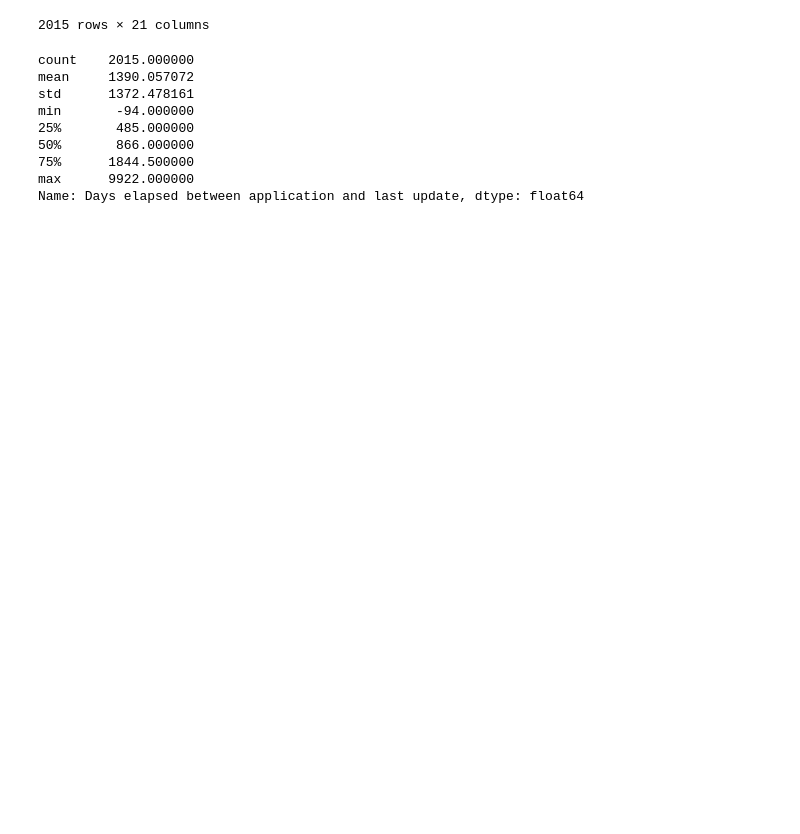
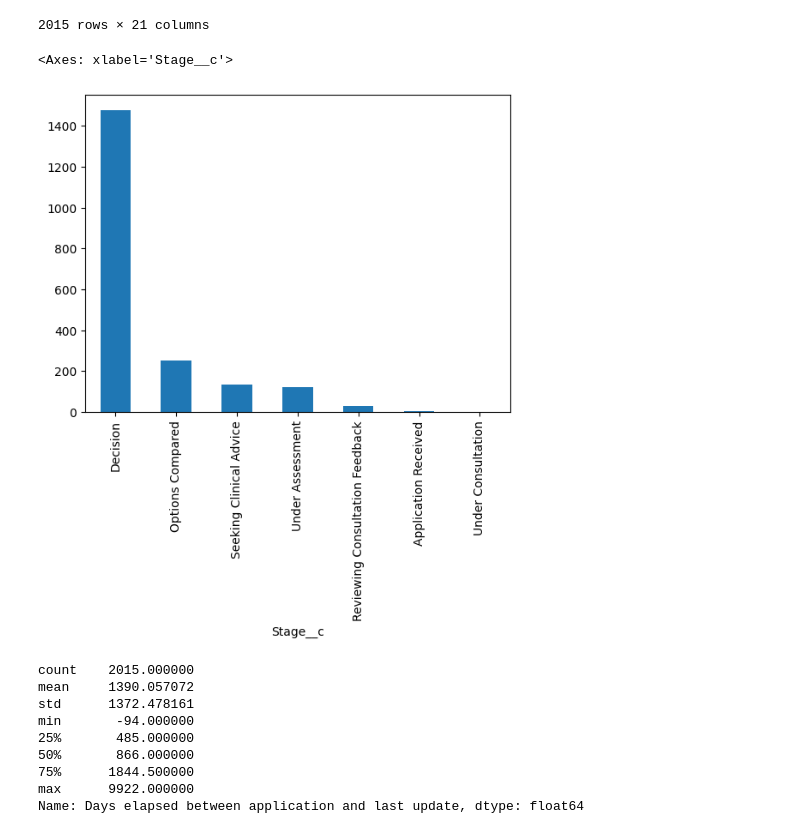
Before and after one commit to UoA-eResearch/pharmac, a Jupyter notebook: join_data.ipynb, the cells around one changed output. Saved outputs shown, nothing was run; the diff lists cells and outputs as text; code cells hidden in the pictures; blank space fills up the shorter version.

```diff
--- a/join_data.ipynb
+++ b/join_data.ipynb
@@ -135,6 +142,11 @@ df[cols]
 | 1919 | a0ROZ00000DKizt2AD | pembrolizumab | A-05472 | KEYTRUDA | pembrolizumab | MERCK SHARP & DOHME (NEW ZEALAND)... | ... |
 | 1126 | a0ROZ00000DoZ9Z2AV | Emicizumab | A-05466 | Hemlibra | Emicizumab | Clinician | ... |
 2015 rows × 21 columns
+# %%
+df.Stage__c.value_counts().plot.bar()
+# %% [output]
+<Axes: xlabel='Stage__c'>
+[figure, added]
 # %%
 df[cols].to_excel("Pharmac applications.xlsx", index=False)
 # %%
```
Also changed, not shown: parts of 7 cells of this notebook, 1 other file.
